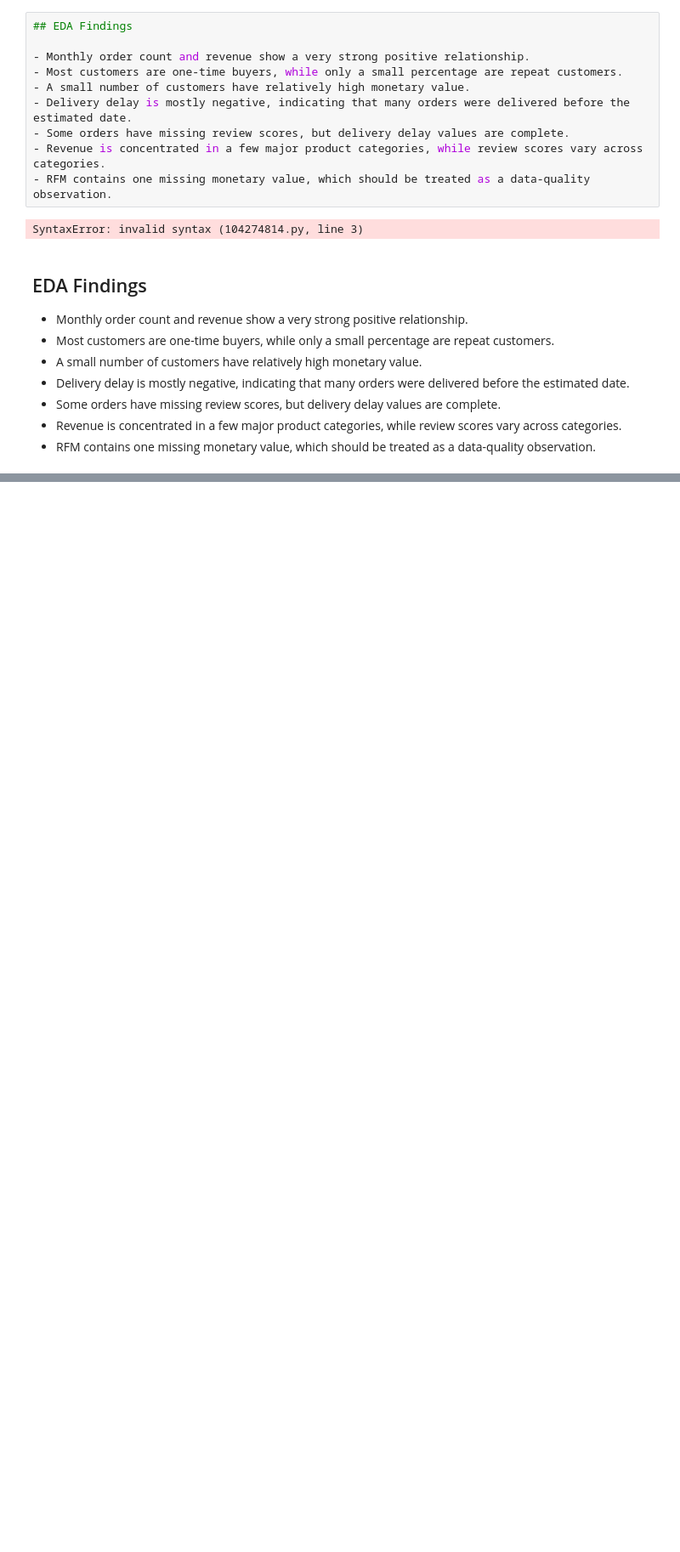
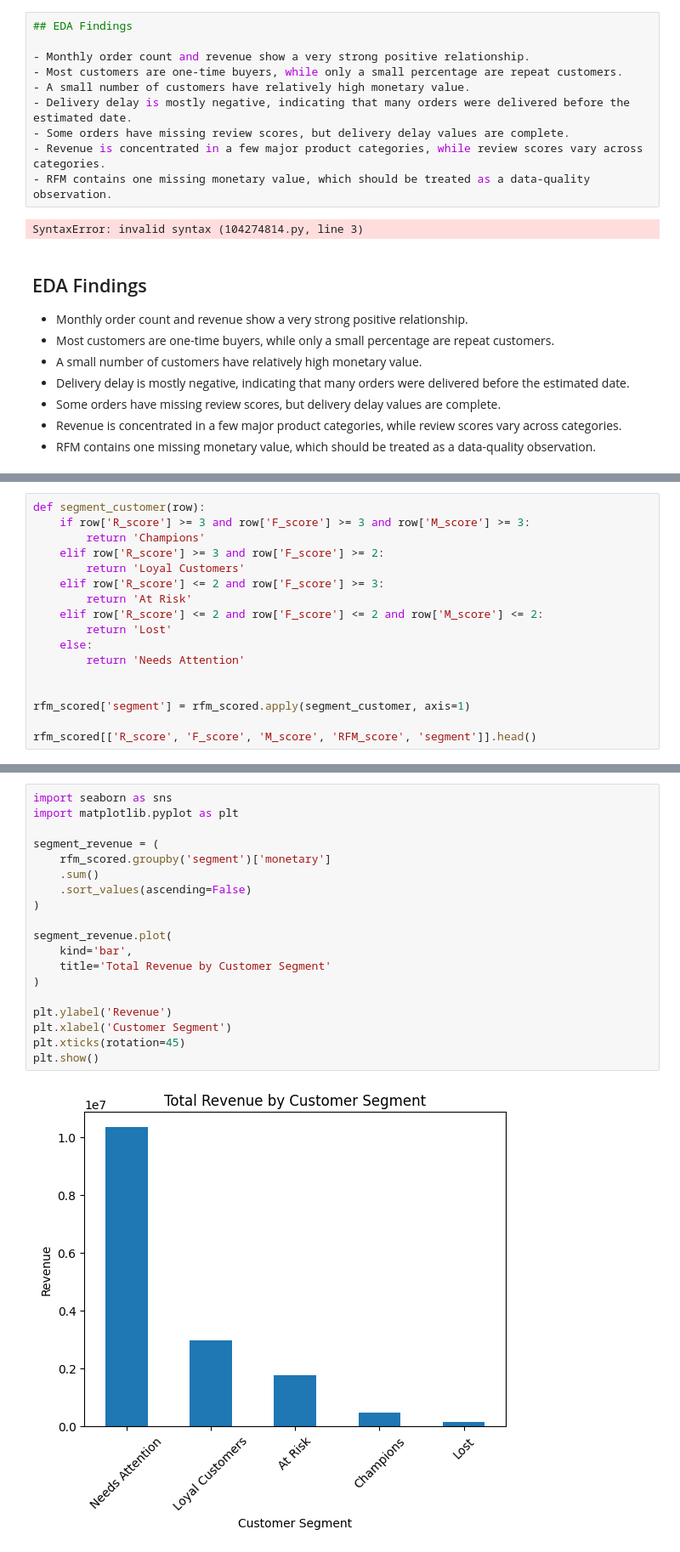
Before and after one commit to maniprabha20/OrderMetrics360, a Jupyter notebook: Untitled1.ipynb, the cells around one changed output, grey strips where cells are left out. Shown at 85% size. Drawn from its saved outputs; the diff is of its cells as text; blank space fills up the shorter version.

Commit message:
Day 9: RFM scoring and customer segmentation completed

```diff
--- a/Untitled1.ipynb
+++ b/Untitled1.ipynb
@@ -509,0 +581,17 @@ SyntaxError: invalid syntax (104274814.py, line 3)
+# %%
+def segment_customer(row):
+    if row['R_score'] >= 3 and row['F_score'] >= 3 and row['M_score'] >= 3:
+        return 'Champions'
+    elif row['R_score'] >= 3 and row['F_score'] >= 2:
+        return 'Loyal Customers'
+    elif row['R_score'] <= 2 and row['F_score'] >= 3:
+        return 'At Risk'
+    elif row['R_score'] <= 2 and row['F_score'] <= 2 and row['M_score'] <= 2:
+        return 'Lost'
+    else:
+        return 'Needs Attention'
+
+
+rfm_scored['segment'] = rfm_scored.apply(segment_customer, axis=1)
+
+rfm_scored[['R_score', 'F_score', 'M_score', 'RFM_score', 'segment']].head()
@@ -509,0 +627,21 @@ SyntaxError: invalid syntax (104274814.py, line 3)
+# %%
+import seaborn as sns
+import matplotlib.pyplot as plt
+
+segment_revenue = (
+    rfm_scored.groupby('segment')['monetary']
+    .sum()
+    .sort_values(ascending=False)
+)
+
+segment_revenue.plot(
+    kind='bar',
+    title='Total Revenue by Customer Segment'
+)
+
+plt.ylabel('Revenue')
+plt.xlabel('Customer Segment')
+plt.xticks(rotation=45)
+plt.show()
+# %% [output]
+[figure, added]
```
Also changed, not shown: parts of 9 cells of this notebook, 1 other file.
